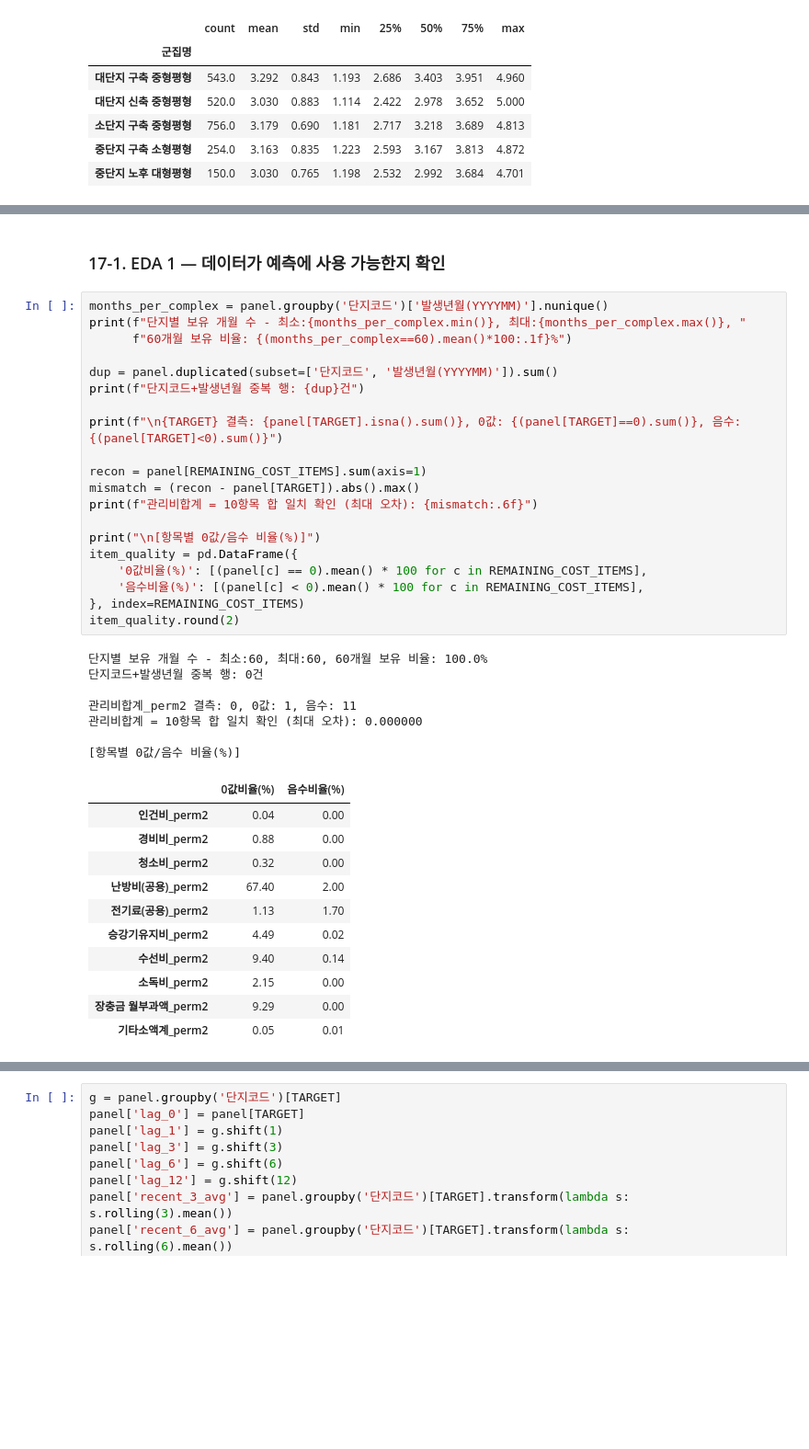
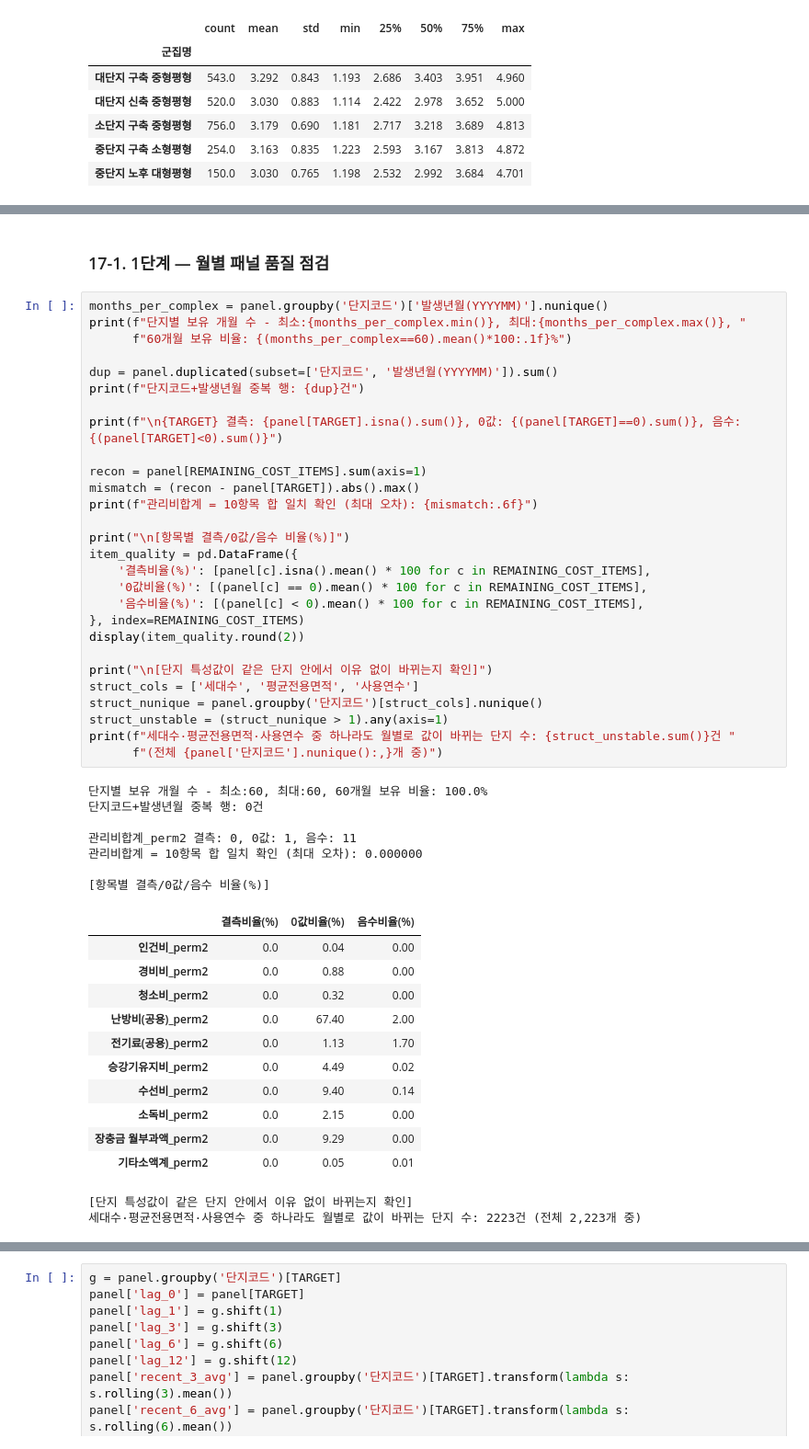
Before and after one commit to roh-git/mlapt_project, a Jupyter notebook: main_analysis.ipynb, the cells around one changed output, grey strips where cells are left out. Shown at 92% size. Saved outputs shown, nothing was run; the diff lists cells and outputs as text; blank space fills up the shorter version.

```diff
--- a/main_analysis.ipynb
+++ b/main_analysis.ipynb
@@ -1496,41 +1497,51 @@ panel 크기: (133380, 63), 단지 수: 2223
 # %% [markdown]
-### 17-1. EDA 1 — 데이터가 예측에 사용 가능한지 확인
+### 17-1. 1단계 — 월별 패널 품질 점검
 # %%
 months_per_complex = panel.groupby('단지코드')['발생년월(YYYYMM)'].nunique()
 print(f"단지별 보유 개월 수 - 최소:{months_per_complex.min()}, 최대:{months_per_complex.max()}, "
       f"60개월 보유 비율: {(months_per_complex==60).mean()*100:.1f}%")
 
 dup = panel.duplicated(subset=['단지코드', '발생년월(YYYYMM)']).sum()
 print(f"단지코드+발생년월 중복 행: {dup}건")
 
 print(f"\n{TARGET} 결측: {panel[TARGET].isna().sum()}, 0값: {(panel[TARGET]==0).sum()}, 음수: {(panel[TARGET]<0).sum()}")
 
 recon = panel[REMAINING_COST_ITEMS].sum(axis=1)
 mismatch = (recon - panel[TARGET]).abs().max()
 print(f"관리비합계 = 10항목 합 일치 확인 (최대 오차): {mismatch:.6f}")
 
-print("\n[항목별 0값/음수 비율(%)]")
+print("\n[항목별 결측/0값/음수 비율(%)]")
 item_quality = pd.DataFrame({
+    '결측비율(%)': [panel[c].isna().mean() * 100 for c in REMAINING_COST_ITEMS],
     '0값비율(%)': [(panel[c] == 0).mean() * 100 for c in REMAINING_COST_ITEMS],
     '음수비율(%)': [(panel[c] < 0).mean() * 100 for c in REMAINING_COST_ITEMS],
 }, index=REMAINING_COST_ITEMS)
-item_quality.round(2)
+display(item_quality.round(2))
+
+print("\n[단지 특성값이 같은 단지 안에서 이유 없이 바뀌는지 확인]")
+struct_cols = ['세대수', '평균전용면적', '사용연수']
+struct_nunique = panel.groupby('단지코드')[struct_cols].nunique()
+struct_unstable = (struct_nunique > 1).any(axis=1)
+print(f"세대수·평균전용면적·사용연수 중 하나라도 월별로 값이 바뀌는 단지 수: {struct_unstable.sum()}건 "
+      f"(전체 {panel['단지코드'].nunique():,}개 중)")
 # %% [output]
 단지별 보유 개월 수 - 최소:60, 최대:60, 60개월 보유 비율: 100.0%
 단지코드+발생년월 중복 행: 0건
 
 관리비합계_perm2 결측: 0, 0값: 1, 음수: 11
 관리비합계 = 10항목 합 일치 확인 (최대 오차): 0.000000
 
-[항목별 0값/음수 비율(%)]
+[항목별 결측/0값/음수 비율(%)]
-|  | 0값비율(%) | 음수비율(%) |
-| 인건비_perm2 | 0.04 | 0.00 |
-| 경비비_perm2 | 0.88 | 0.00 |
-| 청소비_perm2 | 0.32 | 0.00 |
-| 난방비(공용)_perm2 | 67.40 | 2.00 |
-| 전기료(공용)_perm2 | 1.13 | 1.70 |
-| 승강기유지비_perm2 | 4.49 | 0.02 |
-| 수선비_perm2 | 9.40 | 0.14 |
-| 소독비_perm2 | 2.15 | 0.00 |
-| 장충금 월부과액_perm2 | 9.29 | 0.00 |
-| 기타소액계_perm2 | 0.05 | 0.01 |
+|  | 결측비율(%) | 0값비율(%) | 음수비율(%) |
+| 인건비_perm2 | 0.0 | 0.04 | 0.00 |
+| 경비비_perm2 | 0.0 | 0.88 | 0.00 |
+| 청소비_perm2 | 0.0 | 0.32 | 0.00 |
+| 난방비(공용)_perm2 | 0.0 | 67.40 | 2.00 |
+| 전기료(공용)_perm2 | 0.0 | 1.13 | 1.70 |
+| 승강기유지비_perm2 | 0.0 | 4.49 | 0.02 |
+| 수선비_perm2 | 0.0 | 9.40 | 0.14 |
+| 소독비_perm2 | 0.0 | 2.15 | 0.00 |
+| 장충금 월부과액_perm2 | 0.0 | 9.29 | 0.00 |
+| 기타소액계_perm2 | 0.0 | 0.05 | 0.01 |
+[단지 특성값이 같은 단지 안에서 이유 없이 바뀌는지 확인]
+세대수·평균전용면적·사용연수 중 하나라도 월별로 값이 바뀌는 단지 수: 2223건 (전체 2,223개 중)
```
Also changed, not shown: parts of 28 cells of this notebook.
